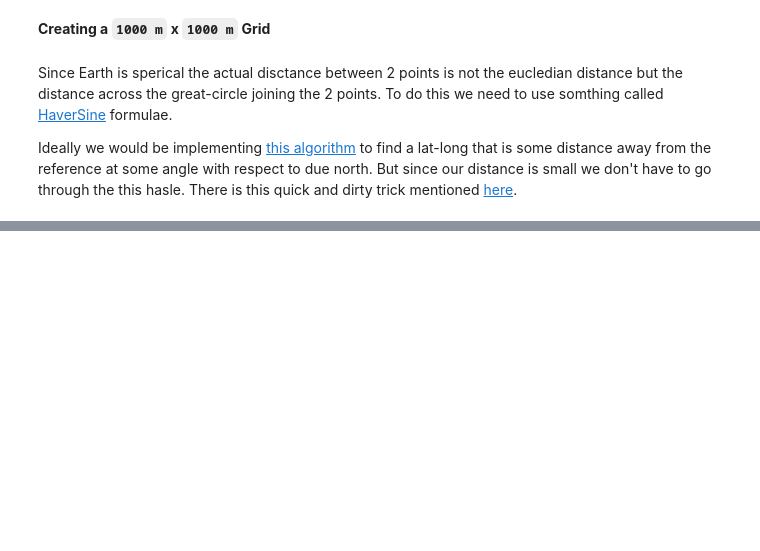
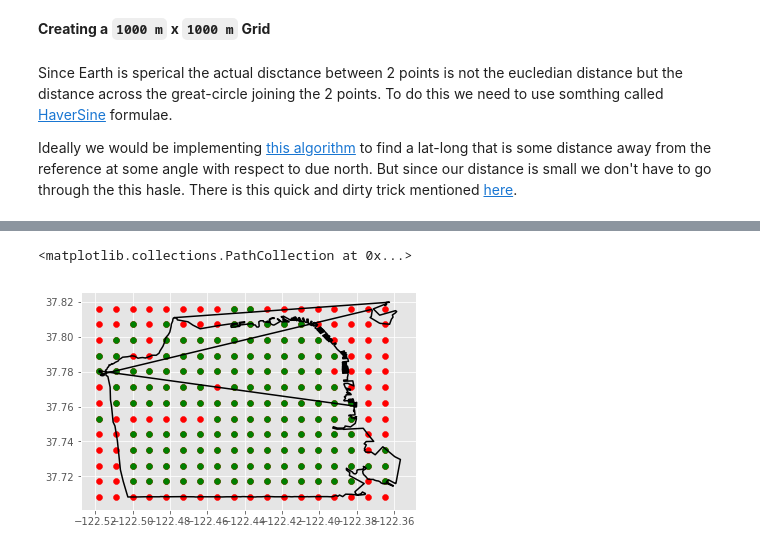
Before and after one commit to gokul-krishna/U-Net-Road-Detection, a Jupyter notebook: get_map_data.ipynb, the cells around one changed output, grey strips where cells are left out. Cells and saved outputs as stored; diff of their text form; code cells hidden in the pictures; blank space fills up the shorter version.

```diff
--- a/get_map_data.ipynb
+++ b/get_map_data.ipynb
@@ -151,0 +205,16 @@ def make_grids(lat_min, lat_max, long_max, long_min, min_dis=1000):
+# %%
+x_lon = np.array([point[0] for point in county_sf.points])
+y_lat = np.array([point[1] for point in county_sf.points])
+
+# removing the islands
+check1 = x_lon >= -122.6
+check2 = y_lat <= 37.82
+check3 = x_lon <= -122.35
+check = check1 & check2 & check3
+
+plt.plot(x_lon[check], y_lat[check],'k')
+plt.scatter(grids_sf[:, 1], grids_sf[:, 0], c='r')
+plt.scatter(grids_sf_in[:, 1], grids_sf_in[:, 0], c='g')
+# %% [output]
+<matplotlib.collections.PathCollection at 0x...>
+[figure, added]
```
Also changed, not shown: parts of 23 cells of this notebook.
